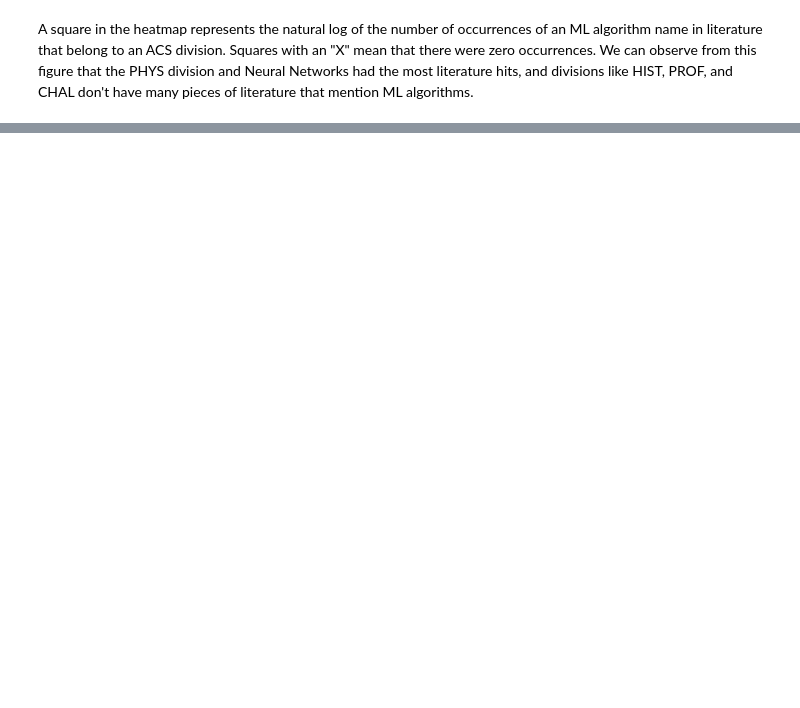
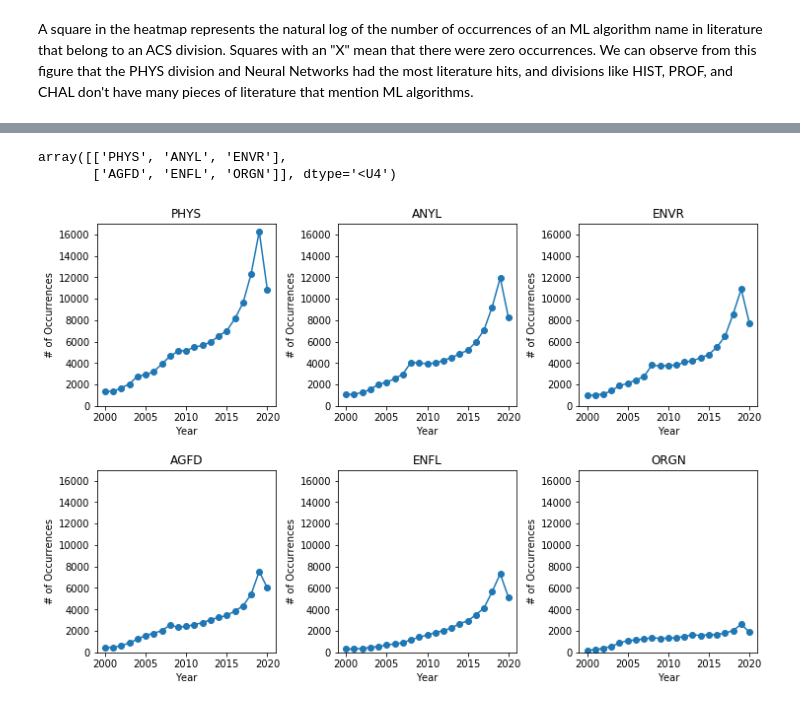
Before and after one commit to keithgroup/scopus_searching_ML_in_chem_literature, a Jupyter notebook: scopus_searches_ML_in_chem.ipynb, the cells around one changed output, grey strips where cells are left out. Cells and saved outputs as stored; diff of their text form; code cells hidden in the pictures; blank space fills up the shorter version.

```diff
--- a/scopus_searches_ML_in_chem.ipynb
+++ b/scopus_searches_ML_in_chem.ipynb
@@ -451,2 +514,6 @@ plt.tight_layout()
 # %% [markdown]
 A square in the heatmap represents the natural log of the number of occurrences of an ML algorithm name in literature that belong to an ACS division. Squares with an "X" mean that there were zero occurrences. We can observe from this figure that the PHYS division and Neural Networks had the most literature hits, and divisions like HIST, PROF, and CHAL don't have many pieces of literature that mention ML algorithms.
+# %%
+years = np.arange(2000,2021)
+
+selected_divisions = ['PHYS','ANYL','ENVR','AGFD','ENFL','ORGN']
@@ -452,0 +577,16 @@ A square in the heatmap represents the natural log of the number of occurrences
+# %%
+selected_divisions = np.reshape(np.array(selected_divisions),(2,3))
+selected_divisions
+# %% [output]
+array([['PHYS', 'ANYL', 'ENVR'],
+       ['AGFD', 'ENFL', 'ORGN']], dtype='<U4')
+# %%
+fig, axes = plt.subplots(nrows=2, ncols=3, figsize=[12,8])
+fig.subplots_adjust(hspace=0.35,wspace=0.35)
+for i in range(2):
+    for j in range(3):
+        axes[i][j].plot(years,[int(n) for n in div_dict[selected_divisions[i][j]]],'o-')
+        axes[i][j].set(title=selected_divisions[i][j],xlabel='Year',ylabel='# of Occurrences',
+                      ylim=[0,17000])
+# %% [output]
+[figure, added]
```
Also changed, not shown: parts of 12 cells of this notebook, 5 other files.
